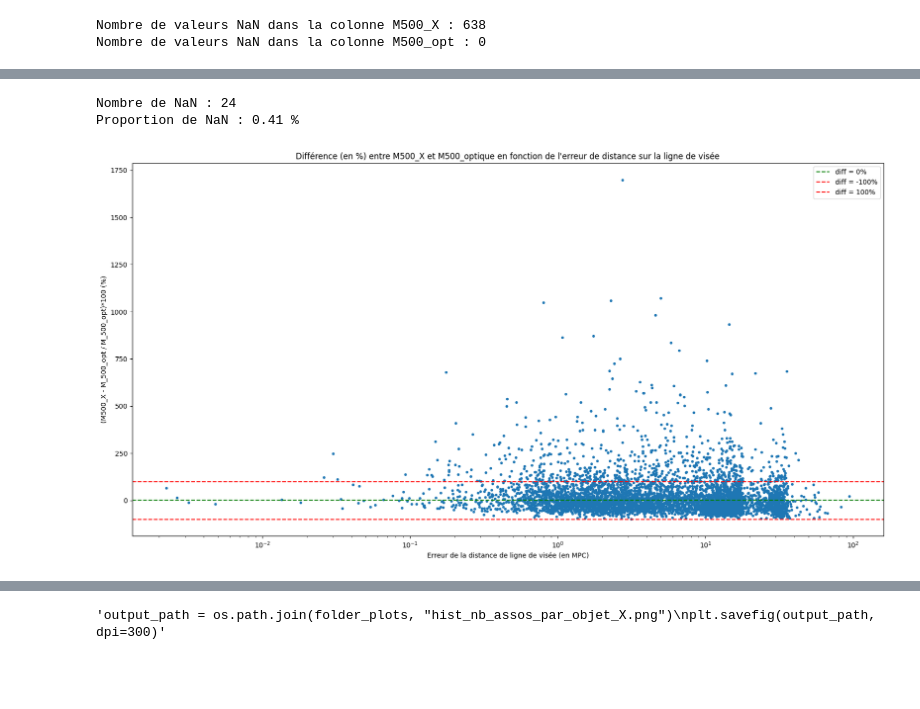
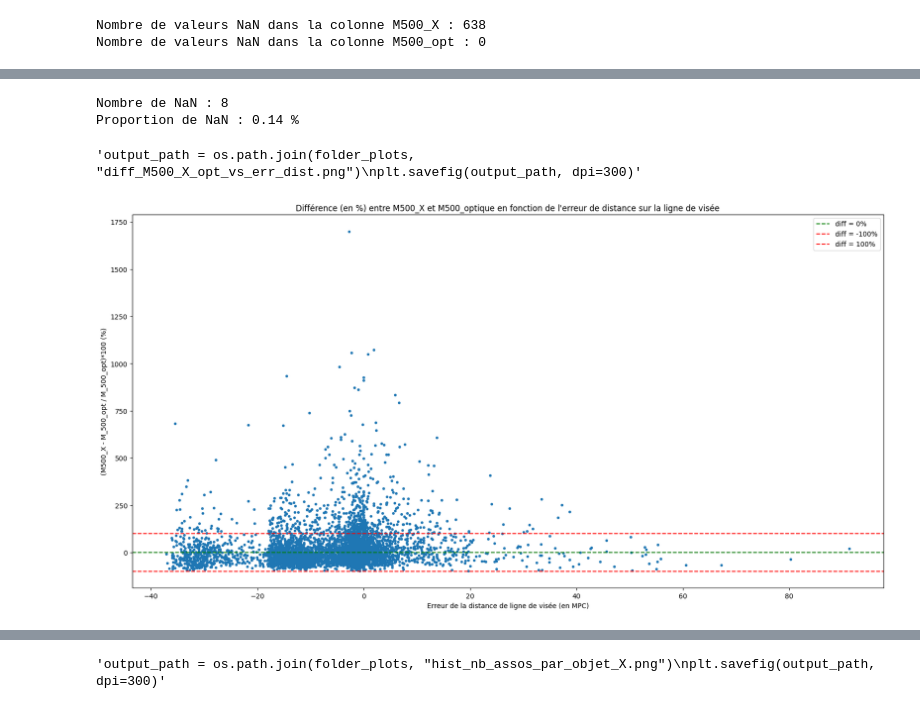
Before and after one commit to EmileD123/M2_Internship_clusters_cross_X_optical, a Jupyter notebook: Test cross-matching/cross_matching_eRASS1_DESI_Legacy.ipynb, the cells around one changed output, grey strips where cells are left out. Drawn from its saved outputs; the diff is of its cells as text; code cells hidden in the pictures; blank space fills up the shorter version.

Commit message:
Codage asso général - ajout de quelques figures

```diff
--- a/Test cross-matching/cross_matching_X_optique.ipynb
+++ b/Test cross-matching/cross_matching_eRASS1_DESI_Legacy.ipynb
@@ -695,23 +695,23 @@ table_X_crossed = table_X.loc[indices_X_crossed] #; table_X_crossed = table_X_cr
 # %%
 #On calcule les informations d'associations "diff_z" et "dist_ang" pour chaque objet X
 
-diff_z_list = [] # Liste qui va contenir les différences de redshift entre l'objet X et l'ensemble des objets optiques associés
+diff_z_list_2 = [] # Liste qui va contenir les différences de redshift entre l'objet X et l'ensemble des objets optiques associés
 dist_ang_list = [] # Liste qui va contenir les distances angulaires entre l'objet X et l'ensemble des objets optiques associés
 for index, x in table_X_crossed.iterrows():
     obj_opt_ass = associations_dict_X[index][0] #liste des objets optiques associés à l'objet X courant
-    diff_z = []
+    diff_z_2 = []
     dist_ang = []
     for j in range(len(obj_opt_ass)): # On parcourt la liste des objets optiques associés à l'objet X
-        diff_z.append(abs(table_X_crossed['zBest'][index] - table_optique_['zCl'][obj_opt_ass[j]]))
+        diff_z_2.append(abs(table_X_crossed['zBest'][index] - table_optique_['zCl'][obj_opt_ass[j]]))
         dist_ang.append(np.sqrt((table_X_crossed['RAJ2000'][index] - table_optique_['RAJ2000'][obj_opt_ass[j]])**2 + (table_X_crossed['DEJ2000'][index] - table_optique_['DEJ2000'][obj_opt_ass[j]])**2))
-    diff_z_list.append(diff_z) # On ajoute la liste des différences de redshift à la liste diff_z_list
+    diff_z_list_2.append(diff_z) # On ajoute la liste des différences de redshift à la liste diff_z_list_2
     dist_ang_list.append(dist_ang)
     #print(f"Index: {index}, Element: {x}")
     #print(associations_dict_X[i])
     # print(associations_dict_X[index])
     #print(associations_dict_X[index][0][j])
     """diff_z.append(abs(table_X_crossed['zBest'][i] - table_optique['Z'][associations_dict_X[i][0]]))
-    diff_z_list.append(diff_z)"""
+    diffdiff_z_list_2_z_list.append(diff_z)"""
 # %%
 # On ajoute les informations d'associations à table_X_crossed. En comparaison de ce qu'a fait Reza on a : Nb_assos <-> idm ; id_assos <-> idass ; diff_z <-> delz ; dist_ang <-> dstass
 
@@ -865,7 +863,7 @@ table_opt_crossed_repetitifs = table_opt_crossed_repetitifs[['__indexes'] + [col
 table_X_ = table_X.reset_index(drop=True)
 table_optique_ = table_optique.reset_index(drop=True)
 
-diff_z_list_repetitif = []
+diff_z_list_repetitif_3 = []
 dist_ang_list_repetitif = []
 
 for i in range(len(table_opt_crossed_repetitifs)):
@@ -873,13 +871,13 @@ for i in range(len(table_opt_crossed_repetitifs)):
 
     Opt_row_of_interest = table_opt_crossed_repetitifs[table_opt_crossed_repetitifs['__indexes'] == index_opt].iloc[0] #On ne sélectionne qu'une seule ligne parmi ses éventuelles occurrences
 
-    diff_z = abs(Opt_row_of_interest['zCl'] - table_X_.loc[index_X]['zBest'])
-    diff_z_list_repetitif.append(diff_z)
+    diff_z_3 = abs(Opt_row_of_interest['zCl'] - table_X_.loc[index_X]['zBest'])
+    diff_z_list_repetitif_3.append(diff_z_3)
     dist_ang = np.sqrt((Opt_row_of_interest['RAJ2000'] - table_X_['RAJ2000'][index_X])**2 + (Opt_row_of_interest['DEJ2000'] - table_X_['DEJ2000'][index_X])**2)
     dist_ang_list_repetitif.append(dist_ang)
 
 table_opt_crossed_repetitifs['id_asso_X'] = indices_X_repetitifs
-table_opt_crossed_repetitifs['diff_z'] = diff_z_list_repetitif
+table_opt_crossed_repetitifs['diff_z'] = diff_z_list_repetitif_3
 table_opt_crossed_repetitifs['dist_ang'] = dist_ang_list_repetitif
 
 # On applique le seuil de redshift pour ne conserver que les assocciations qui ne sont pas trop éloignées en redshift
@@ -1040,0 +1063,5 @@ diff_M500_X_opt =((M500_X - M_500_opt) / M_500_opt)*100
+# %%
+diff_z_null = [x for x in diff_z if x < 10e-7] # on récupère les associations possédant les m^mes z (une différence inférieure à 10^-7 ne peut ni corresoindr à une distance entre amas différents, ni à une erreur de mesure)
+indices_diff_z_null = diff_z[diff_z < 10e-7].index.tolist()
+prop_true_z = (len(diff_z_null) / len(diff_z)) * 100
+print(f"Proportion d'associations avec des redshifts identiques : {round(prop_true_z, 2)} %")
@@ -1041,5 +1070,6 @@ diff_M500_X_opt =((M500_X - M_500_opt) / M_500_opt)*100
 # %%
-dDelta_r_list = [] # Liste qui va contenir les erreurs de la distance de ligne de visée (en valeur absolue) entre l'objet X et l'objet optique associé
+dDelta_r_list = [] # Liste qui va contenir les erreurs de la distance de ligne de visée entre l'objet X et l'objet optique associé
+dDelta_r_root_squared_list = [] # Liste qui va contenir les erreurs quadratiques de la distance de ligne de visée entre l'objet X et l'objet optique associé
 
 for i in range(len(table_X_crossed_3D)):
     object_X = table_X_crossed_3D.iloc[i]
@@ -1057,27 +1087,38 @@ for i in range(len(table_X_crossed_3D)):
     if f_zCl == 0: # redshift photométrique
         dz_opt = 0.010
     else: # redshift spectroscopique
-        dz_opt = 0.00001 #Erreur caractéristique des redshifts spectroscopiques (A VERIFIER)
+        dz_opt = 0.001 #Erreur caractéristique des redshifts spectroscopiques
 
     Delta_r = (cosmo.angular_diameter_distance(z_x).value - cosmo.angular_diameter_distance(z_opt).value)
 
-    #Delta_r_squared = (cosmo.angular_diameter_distance(z_x).value - cosmo.angular_diameter_distance(z_opt).value)**2
-    #print(f"Delta_r_squared : {Delta_r_squared}")
+    if object_X['__indexes'] in indices_diff_z_null: # Dans ce cas, les z_X et z_opt sont identiques et donc l'erreur sur la différence de distance est nulle (coefficient de corrélation = 1), l'erreur se compense
+        dDelta_r_list.append(0)
+        dDelta_r_root_squared_list.append(0)
 
-    #Calcul numériqued de la dérivée de la distance de ligne de visée (choix de la distance de diamètre angulaire)
-    #Pour les objets X
-    r_x_plus = cosmo.angular_diameter_distance(z_x + dz_x).value
-    r_x_minus = cosmo.angular_diameter_distance(z_x - dz_x).value
-    dr_x = (r_x_plus - r_x_minus) / (2 * dz_x)  # Dérivée centrée
+    else: # Autrement on fait l'HYPOTHÈSE SIMPLIFICATRICE que les erreurs sur les redshifts sont indépendantes (coefficient de corrélation = 0), ce qui nous permet d'utiliser la formule de propagation ci-dessous
 
-    #Pour les objets optiques
-    r_opt_plus = cosmo.angular_diameter_distance(z_opt + dz_opt).value
-    r_opt_minus = cosmo.angular_diameter_distance(z_opt - dz_opt).value
-    dr_opt = (r_opt_plus - r_opt_minus) / (2 * dz_opt)  # Dérivée centrée
 
-    #Calcul de l'erreur du CARRE de la distance de ligne de visée
-    dDelta_r = dr_x*dz_x - dr_opt*dz_opt
-    dDelta_r_list.append(np.abs(dDelta_r))  # On ajoute l'erreur de la distance de ligne de visée à la liste
+        #Delta_r_squared = (cosmo.angular_diameter_distance(z_x).value - cosmo.angular_diameter_distance(z_opt).value)**2
+        #print(f"Delta_r_squared : {Delta_r_squared}")
+
+        #Calcul numériqued de la dérivée de la distance de ligne de visée (choix de la distance de diamètre angulaire)
+        #Pour les objets X
+        r_x_plus = cosmo.angular_diameter_distance(z_x + dz_x).value
+        r_x_minus = cosmo.angular_diameter_distance(z_x - dz_x).value
+        dr_x = (r_x_plus - r_x_minus) / (2 * dz_x)  # Dérivée centrée
+
+        #Pour les objets optiques
+        r_opt_plus = cosmo.angular_diameter_distance(z_opt + dz_opt).value
+        r_opt_minus = cosmo.angular_diameter_distance(z_opt - dz_opt).value
+        dr_opt = (r_opt_plus - r_opt_minus) / (2 * dz_opt)  # Dérivée centrée
+
+        #Calcul de l'erreur de la distance de ligne de visée
+        dDelta_r = dr_x*dz_x - dr_opt*dz_opt
+        dDelta_r_list.append(dDelta_r)  # On ajoute l'erreur de la distance de ligne de visée à la liste
+
+        #Calcul de l'erreur quadratique de la distance de ligne de visée : CRITERE PLUS PERTINENT
+        dDelta_r_squared = (dr_x * dz_x)**2 + (dr_opt * dz_opt)**2 #!!! Uniquement si zx et zopt sont indépendants!!!
+        dDelta_r_root_squared_list.append(np.sqrt(dDelta_r_squared))
 
 
 # Compter la proportion de NaN dans dDelta_r_list
@@ -1087,22 +1128,23 @@ proportion_nan = nb_nan / len(dDelta_r_array) * 100
 print(f"Nombre de NaN : {nb_nan}")
 print(f"Proportion de NaN : {proportion_nan:.2f} %")
 # %% [output]
-Nombre de NaN : 24
-Proportion de NaN : 0.41 %
+Nombre de NaN : 8
+Proportion de NaN : 0.14 %
 # %%
 #On va afficher la différence de masse entre les deux éléments de l'association en fonction de la différence de l'erreur de la distance de ligne de visée
 plt.figure(figsize=(20, 10))
 plt.plot(dDelta_r_list, diff_M500_X_opt, 'o', markersize=3)
 plt.axhline(y=1, color='green', linestyle='--', label=f'diff = 0%')
 plt.axhline(y=-100, color='red', linestyle='--', label=f'diff = -100%')
 plt.axhline(y=100, color='red', linestyle='--', label=f'diff = 100%')
 plt.xlabel("Erreur de la distance de ligne de visée (en MPC)")
 plt.ylabel('(M500_X - M_500_opt / M_500_opt)*100 (%)')
 plt.title("Différence (en %) entre M500_X et M500_optique en fonction de l'erreur de distance sur la ligne de visée")
-plt.xscale('log')
+#plt.xscale('log')
 plt.legend()
 
-output_path = os.path.join(folder_plots, "diff_M500_X_opt_vs_err_dist.png")
-plt.savefig(output_path, dpi=300)
+'''output_path = os.path.join(folder_plots, "diff_M500_X_opt_vs_err_dist.png")
+plt.savefig(output_path, dpi=300)'''
 # %% [output]
+'output_path = os.path.join(folder_plots, "diff_M500_X_opt_vs_err_dist.png")\nplt.savefig(output_path, dpi=300)'
-[figure, old version]
+[figure, new version]
```
Also changed, not shown: parts of 8 cells of this notebook, 25 other files.
